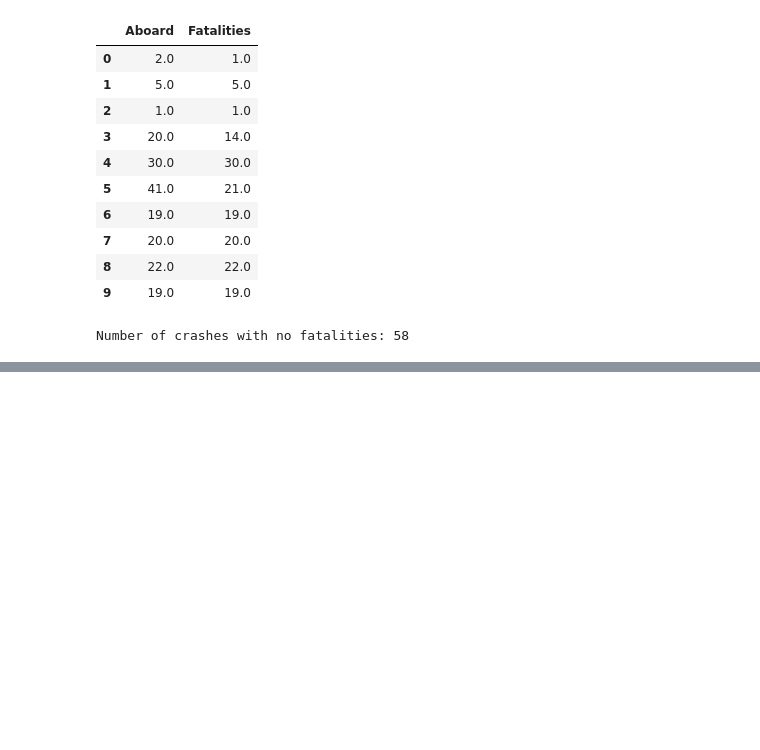
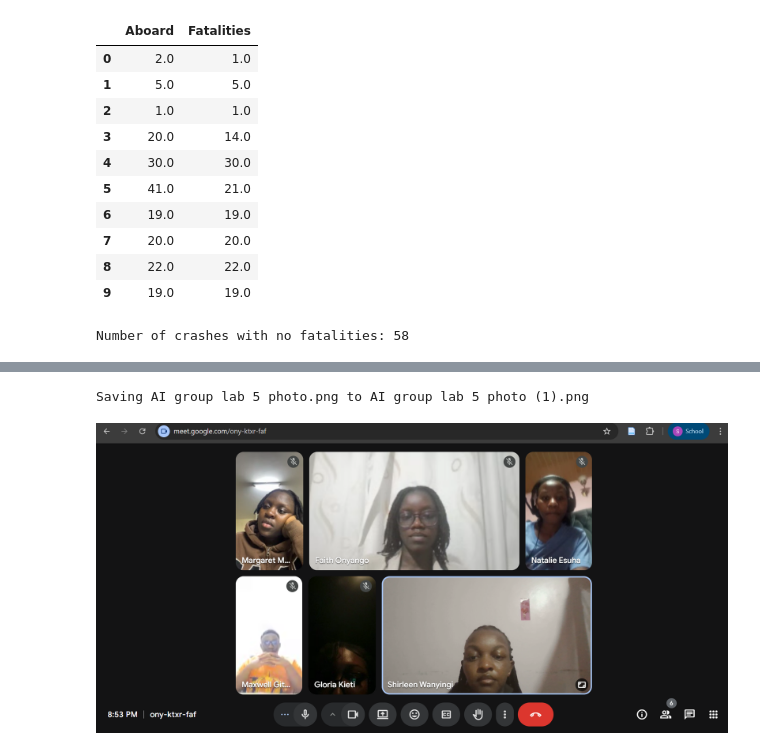
Before and after one commit to GloriaNdanu25/AI-Coursework2025, a Jupyter notebook: Airplane_Crashes_and_Fatalities_sincse_1908_Data_Cleaning.ipynb, the cells around one changed output, grey strips where cells are left out. Saved outputs shown, nothing was run; the diff lists cells and outputs as text; code cells hidden in the pictures; blank space fills up the shorter version.

```diff
--- a/Airplane_Crashes_and_Fatalities_sincse_1908_Data_Cleaning.ipynb
+++ b/Airplane_Crashes_and_Fatalities_sincse_1908_Data_Cleaning.ipynb
@@ -49,3 +49,9 @@ num_no_of_fatalities=len(no_fatalities)
 print("Number of crashes with no fatalities:", num_no_of_fatalities)
 # %% [output]
 Number of crashes with no fatalities: 58
+# %%
+from IPython.display import Image, display
+from google.colab import files
+uploaded = files.upload()
+display(Image(list(uploaded.keys())[0]))
+# %% [output]
@@ -51,0 +59,2 @@ Number of crashes with no fatalities: 58
+Saving AI group lab 5 photo.png to AI group lab 5 photo (1).png
+[figure, added]
```
Also changed, not shown: parts of 1 cell of this notebook.
